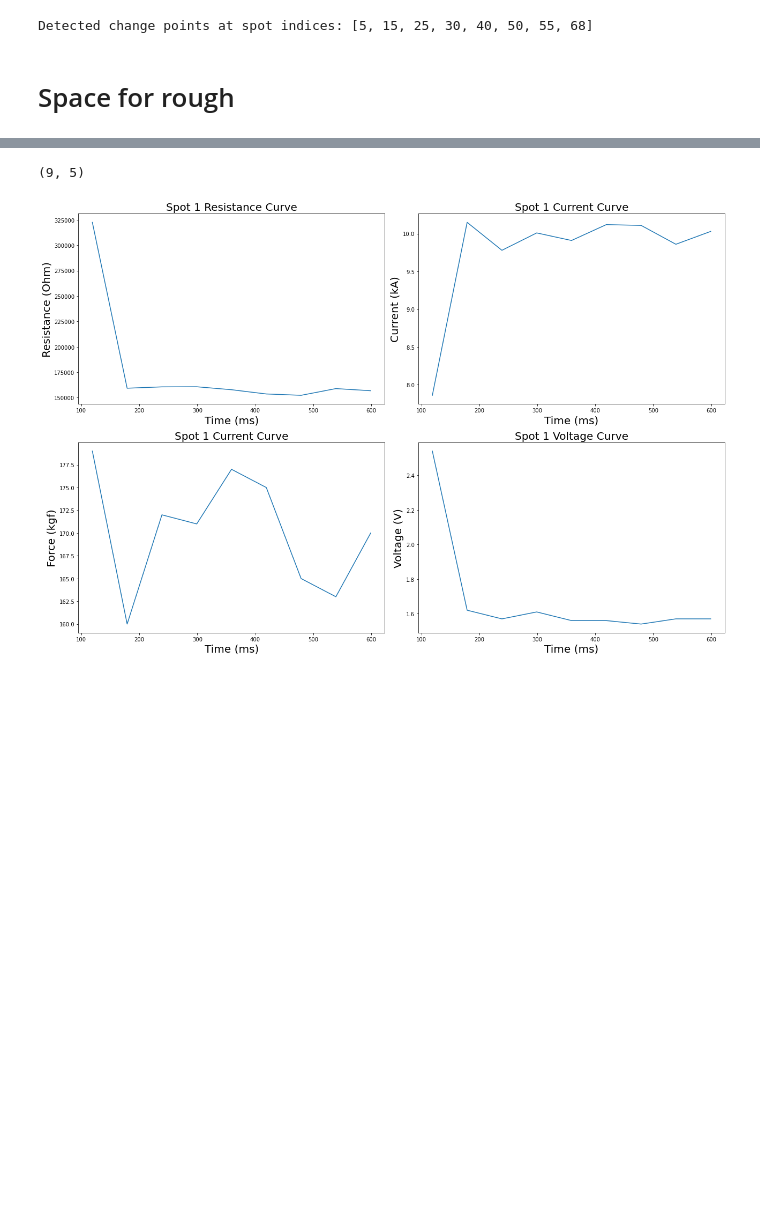
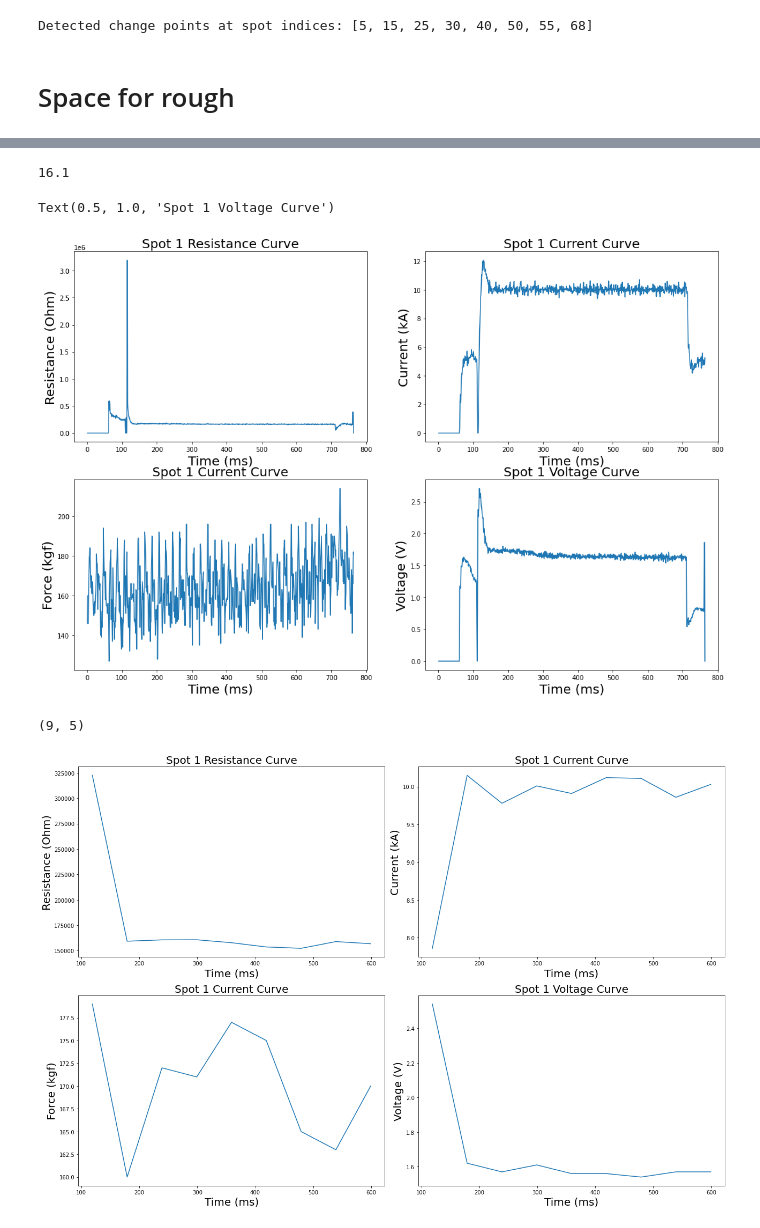
Before and after one commit to Protagonist-8/SpotProject, a Jupyter notebook: spot_eda.ipynb, the cells around one changed output, grey strips where cells are left out. Cells and saved outputs as stored; diff of their text form; code cells hidden in the pictures; blank space fills up the shorter version.

```diff
--- a/spot_eda.ipynb
+++ b/spot_eda.ipynb
@@ -233,7 +233,7 @@ Detected change points at spot indices: [5, 15, 25, 30, 40, 50, 55, 68]
 # %% [markdown]
 # Space for rough
 # %%
-data_path=rf"C:\Users\pavan kumar\OneDrive\Desktop\Internship Work Docs\Spot data 24-05-2025\{1}.xlsx"
+data_path=rf"C:\Users\pavan kumar\OneDrive\Desktop\Internship Work Docs\Spot data 24-05-2025\{24}.xlsx"
 data=pd.read_excel(data_path)
 # print("The RAW DATA info is:")
 # data.info()
@@ -252,3 +265,36 @@ df=df.rename({
+# %%
+np.round(16.095,2)
+# %% [output]
+16.1
+# %%
+plt.figure(figsize=(18,12))
+
+plt.subplot(2,2,1)
+plt.plot(df["Time"],df["Resistance (Ohm)"])
+plt.xlabel("Time (ms)",fontsize=20)
+plt.ylabel("Resistance (Ohm)",fontsize=20)
+plt.title("Spot 1 Resistance Curve",fontsize=20)
+
+plt.subplot(2,2,2)
+plt.plot(df["Time"],df["Current (kA)"])
+plt.xlabel("Time (ms)",fontsize=20)
+plt.ylabel("Current (kA)",fontsize=20)
+plt.title("Spot 1 Current Curve",fontsize=20)
+
+plt.subplot(2,2,3)
+plt.plot(df["Time"],df["Force (kgf)"])
+plt.xlabel("Time (ms)",fontsize=20)
+plt.ylabel("Force (kgf)",fontsize=20)
+plt.title("Spot 1 Current Curve",fontsize=20)
+
+plt.subplot(2,2,4)
+plt.plot(df["Time"],df["Voltage (V)"])
+plt.xlabel("Time (ms)",fontsize=20)
+plt.ylabel("Voltage (V)",fontsize=20)
+plt.title("Spot 1 Voltage Curve",fontsize=20)
+# %% [output]
+Text(0.5, 1.0, 'Spot 1 Voltage Curve')
+[figure, added]
 # %%
 import matplotlib.pyplot as plt
 import numpy as np
```
Also changed, not shown: parts of 3 cells of this notebook.
